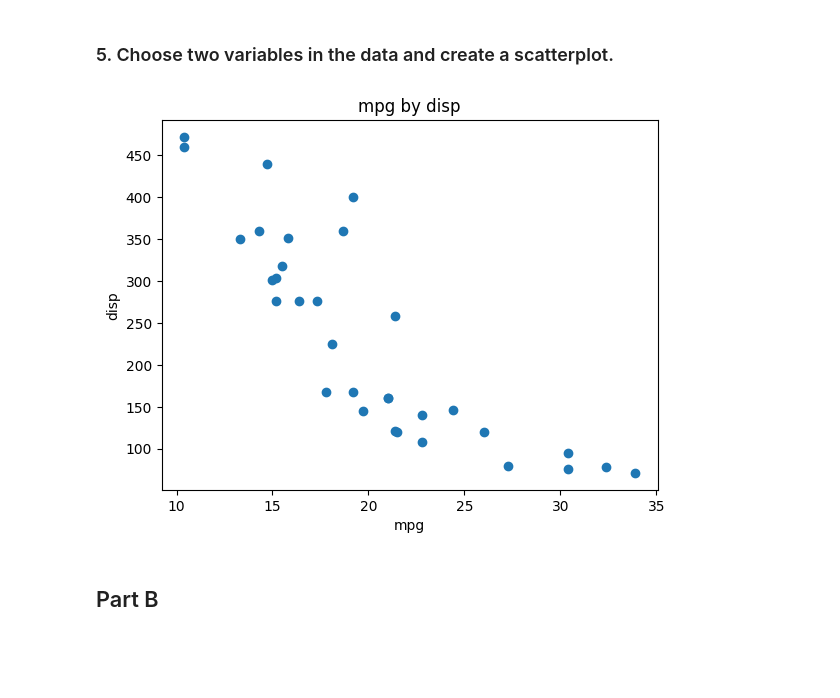
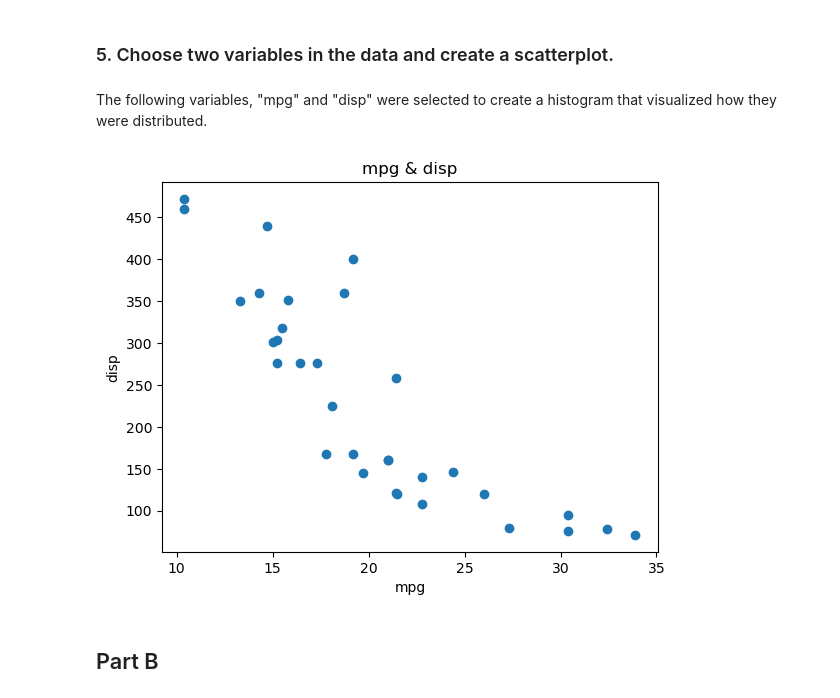
Before and after one commit to saurbina/HW1, a Jupyter notebook: HW1.ipynb, the cells around one changed output. Drawn from its saved outputs; the diff is of its cells as text; code cells hidden in the pictures; blank space fills up the shorter version.

```diff
--- a/HW1.ipynb
+++ b/HW1.ipynb
@@ -77,15 +79,17 @@ plt.show()
 [figure]
 # %% [markdown]
 ### 5. Choose two variables in the data and create a scatterplot.
+# %% [markdown]
+The following variables, "mpg" and "disp" were selected to create a histogram that visualized how they were distributed.
 # %%
 #Scatterplot mpg and disp
 plt.scatter(mtcars["mpg"],mtcars["disp"])
 plt.xlabel("mpg")
 plt.ylabel("disp")
-plt.title("mpg by disp")
+plt.title("mpg & disp")
 plt.show()
 # %% [output]
-[figure, old version]
+[figure, new version]
 # %% [markdown]
 ## Part B
 # %% [markdown]
```
Also changed, not shown: parts of 2 cells of this notebook, 1 other file.
